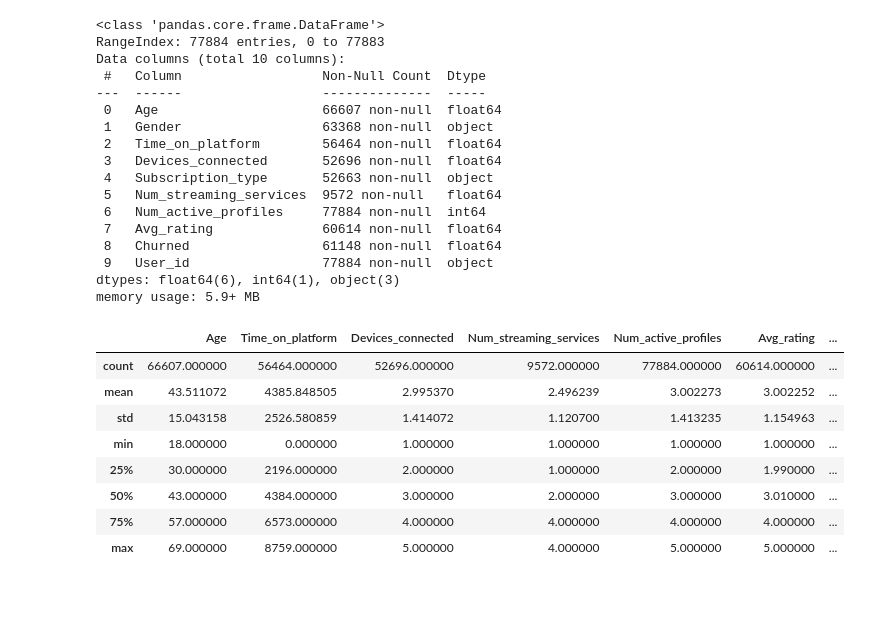
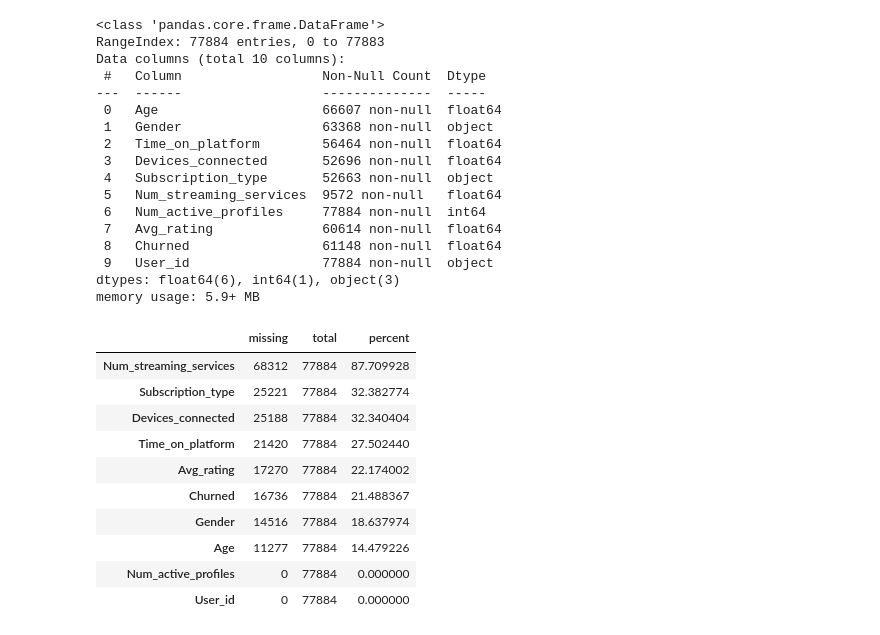
Before and after one commit to guipradow/streaming_churn, a Jupyter notebook: notebooks/eda.ipynb, the cells around one changed output. Saved outputs shown, nothing was run; the diff lists cells and outputs as text; code cells hidden in the pictures; blank space fills up the shorter version.

Commit message:
business understanding table

```diff
--- a/notebooks/eda.ipynb
+++ b/notebooks/eda.ipynb
@@ -60,16 +78,18 @@ Data columns (total 10 columns):
  9   User_id                 77884 non-null  object
 dtypes: float64(6), int64(1), object(3)
 memory usage: 5.9+ MB
-# %%
-# Descriptive statistic
-df.describe()
-# %% [output]
-|  | Age | Time_on_platform | Devices_connected | Num_streaming_services | Num_active_profiles | Avg_rating | ... |
-| count | 66607.000000 | 56464.000000 | 52696.000000 | 9572.000000 | 77884.000000 | 60614.000000 | ... |
-| mean | 43.511072 | 4385.848505 | 2.995370 | 2.496239 | 3.002273 | 3.002252 | ... |
-| std | 15.043158 | 2526.580859 | 1.414072 | 1.120700 | 1.413235 | 1.154963 | ... |
-| min | 18.000000 | 0.000000 | 1.000000 | 1.000000 | 1.000000 | 1.000000 | ... |
-| 25% | 30.000000 | 2196.000000 | 2.000000 | 1.000000 | 2.000000 | 1.990000 | ... |
-| 50% | 43.000000 | 4384.000000 | 3.000000 | 2.000000 | 3.000000 | 3.010000 | ... |
-| 75% | 57.000000 | 6573.000000 | 4.000000 | 4.000000 | 4.000000 | 4.000000 | ... |
-| max | 69.000000 | 8759.000000 | 5.000000 | 4.000000 | 5.000000 | 5.000000 | ... |
+# %%
+# Missing values
+df.stb.missing()
+# %% [output]
+|  | missing | total | percent |
+| Num_streaming_services | 68312 | 77884 | 87.709928 |
+| Subscription_type | 25221 | 77884 | 32.382774 |
+| Devices_connected | 25188 | 77884 | 32.340404 |
+| Time_on_platform | 21420 | 77884 | 27.502440 |
+| Avg_rating | 17270 | 77884 | 22.174002 |
+| Churned | 16736 | 77884 | 21.488367 |
+| Gender | 14516 | 77884 | 18.637974 |
+| Age | 11277 | 77884 | 14.479226 |
+| Num_active_profiles | 0 | 77884 | 0.000000 |
+| User_id | 0 | 77884 | 0.000000 |
```
Also changed, not shown: parts of 5 cells of this notebook, 1 other file.
